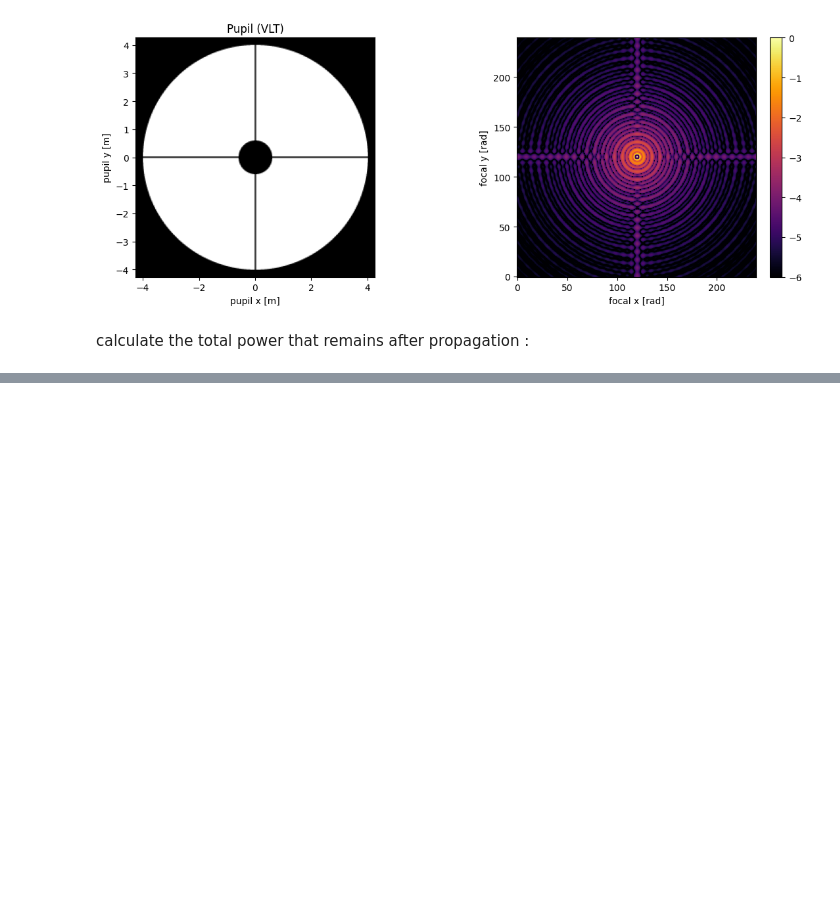
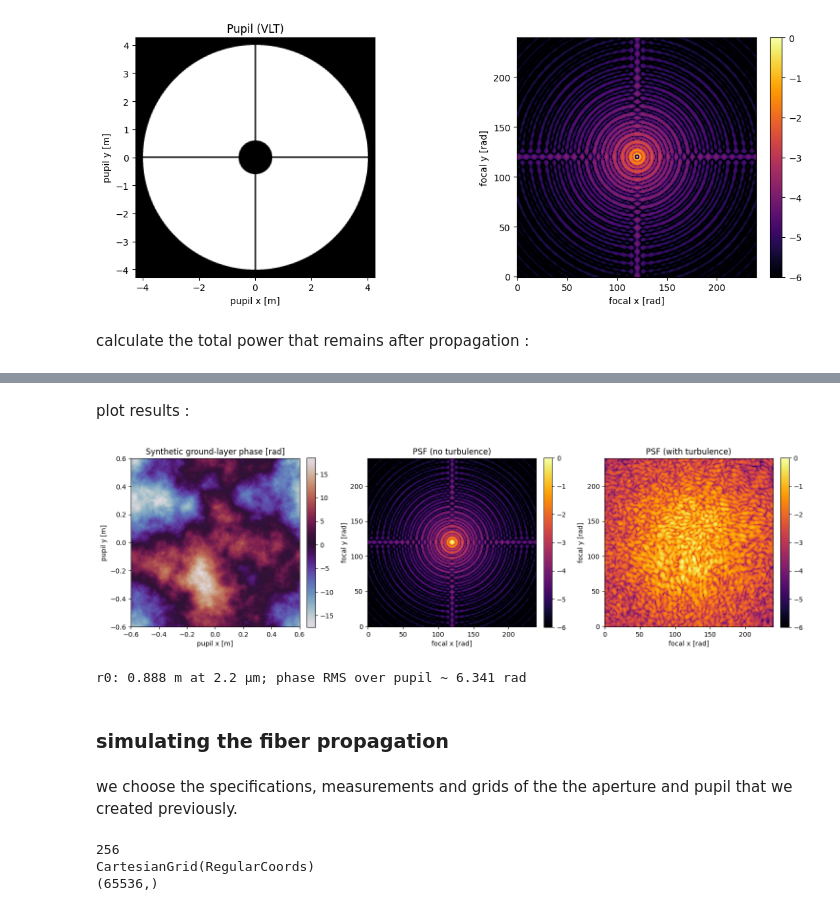
Before and after one commit to yizharf9/qkd, a Jupyter notebook: oct_2025/simulation.ipynb, the cells around one changed output, grey strips where cells are left out. Saved outputs shown, nothing was run; the diff lists cells and outputs as text; code cells hidden in the pictures; blank space fills up the shorter version.

```diff
--- a/oct_2025/simulation.ipynb
+++ b/oct_2025/simulation.ipynb
@@ -135,0 +207,12 @@ print(np.log10(I2_masked.sum()/I2.sum()))
+# %%
+# 3) Scale phase RMS over the pupil to match expected variance ~ 1.03 * (D/r0)^(5/3)
+mask = (VLT_aperture.shaped > 0.5)
+var_target = 1.03 * (telescope_diameter / r0_sci)**(5.0/3.0)
+sigma_target = np.sqrt(var_target)
+
+sigma_curr = np.std(phi2[mask]) if np.any(mask) else np.std(phi2)
+if sigma_curr > 0:
+    phi2 *= (sigma_target / sigma_curr)
+
+# Wrap as Field on pupil_grid
+phi_field = hci.Field(phi2.ravel(), pupil_grid)
@@ -135,0 +221,51 @@ print(np.log10(I2_masked.sum()/I2.sum()))
+# %%
+# 4) Apply phase and propagate
+wf_turb = hci.Wavefront(wf.electric_field.copy(), wavelength_sci)
+wf_turb.electric_field *= np.exp(1j * phi_field)
+
+I2_turb = propagator.forward(wf_turb).power.shaped
+# %% [markdown]
+plot results :
+# %%
+
+# 5) Plot phase and PSFs
+fig, axes = plt.subplots(1, 3, figsize=(15, 4.8))
+
+im0 = axes[0].imshow(phi2, origin='lower', cmap='twilight',extent=[-L/2, L/2, -L/2, L/2])
+axes[0].set_title('Synthetic ground-layer phase [rad]')
+axes[0].set_xlabel('pupil x [m]')
+axes[0].set_ylabel('pupil y [m]')
+plt.colorbar(im0, ax=axes[0], fraction=0.046, pad=0.04)
+
+im1 = axes[1].imshow(np.log10(I2 / I2.max()), origin='lower', cmap='inferno', vmin=-6)
+axes[1].set_title('PSF (no turbulence)')
+axes[1].set_xlabel('focal x [rad]')
+axes[1].set_ylabel('focal y [rad]')
+plt.colorbar(im1, ax=axes[1], fraction=0.046, pad=0.04)
+
+im2 = axes[2].imshow(np.log10(I2_turb / I2_turb.max()), origin='lower', cmap='inferno', vmin=-6)
+axes[2].set_title('PSF (with turbulence)')
+axes[2].set_xlabel('focal x [rad]')
+axes[2].set_ylabel('focal y [rad]')
+plt.colorbar(im2, ax=axes[2], fraction=0.046, pad=0.04)
+
+plt.tight_layout(); plt.show()
+
+print(f"r0: {r0_sci:.3f} m at {wavelength_sci*1e6:.1f} µm; phase RMS over pupil ~ {np.std(phi2[mask]):.3f} rad")
+# %% [output]
+[figure, added]
+r0: 0.888 m at 2.2 µm; phase RMS over pupil ~ 6.341 rad
+# %% [markdown]
+### simulating the fiber propagation
+# %% [markdown]
+we choose the specifications, measurements and grids of the the aperture and pupil that we created previously.
+# %%
+um = 1e-6
+print(num_pupil_pixels)
+D_pupil = 1
+print(pupil_grid)
+print(VLT_aperture.shape)
+# %% [output]
+256
+CartesianGrid(RegularCoords)
+(65536,)
```
Also changed, not shown: parts of 20 cells of this notebook, 1 other file.
